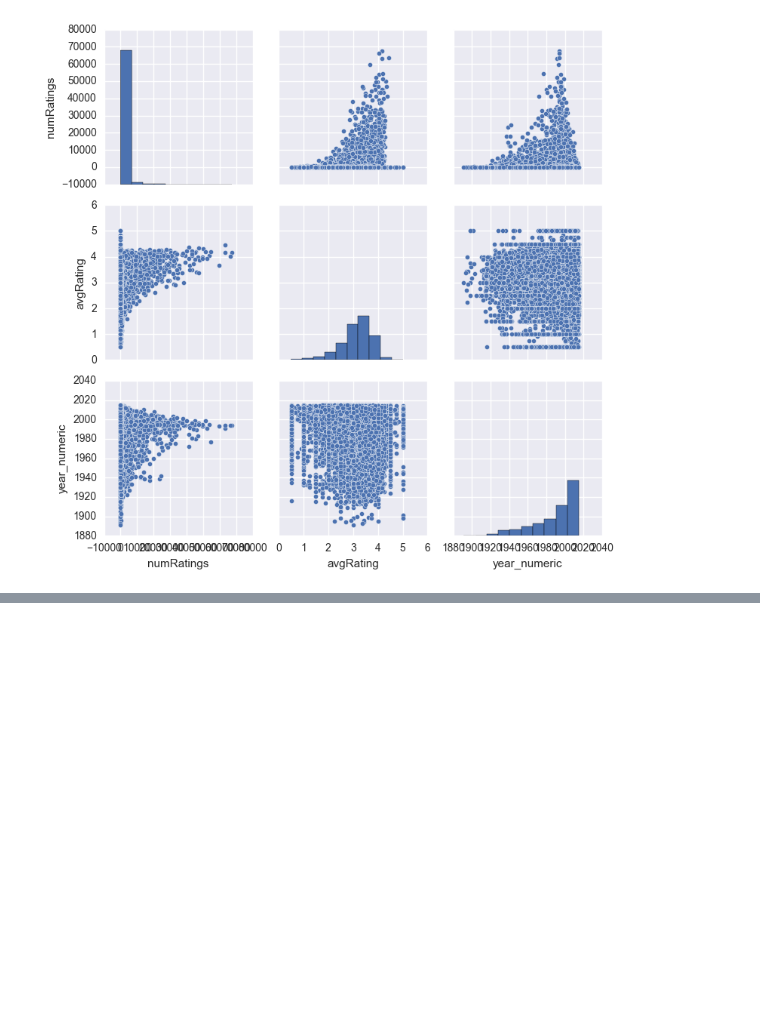
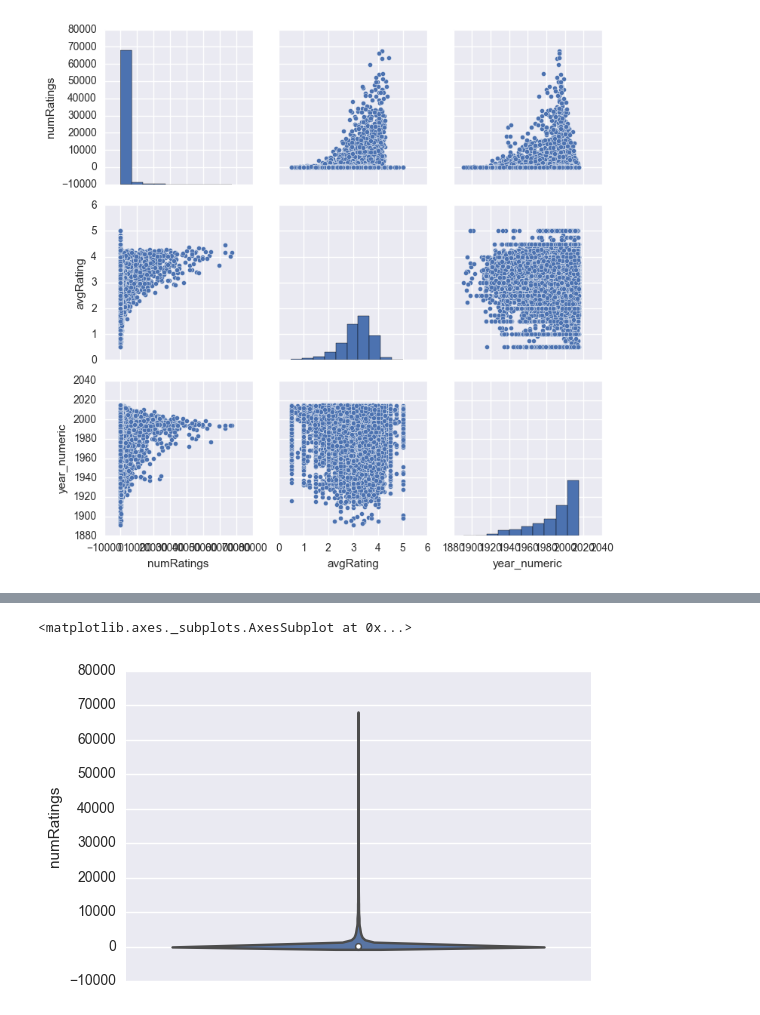
Before and after one commit to margaretpearce/movielens-spark, a Jupyter notebook: movie_ratings_cleaning.ipynb, the cells around one changed output, grey strips where cells are left out. Cells and saved outputs as stored; diff of their text form; code cells hidden in the pictures; blank space fills up the shorter version.

```diff
--- a/movie_ratings_cleaning.ipynb
+++ b/movie_ratings_cleaning.ipynb
@@ -191,0 +197,5 @@ sns.pairplot(nongenre_fields)
+# %%
+sns.violinplot(y=nongenre_fields["numRatings"])
+# %% [output]
+<matplotlib.axes._subplots.AxesSubplot at 0x...>
+[figure, added]
```
Also changed, not shown: parts of 6 cells of this notebook.
